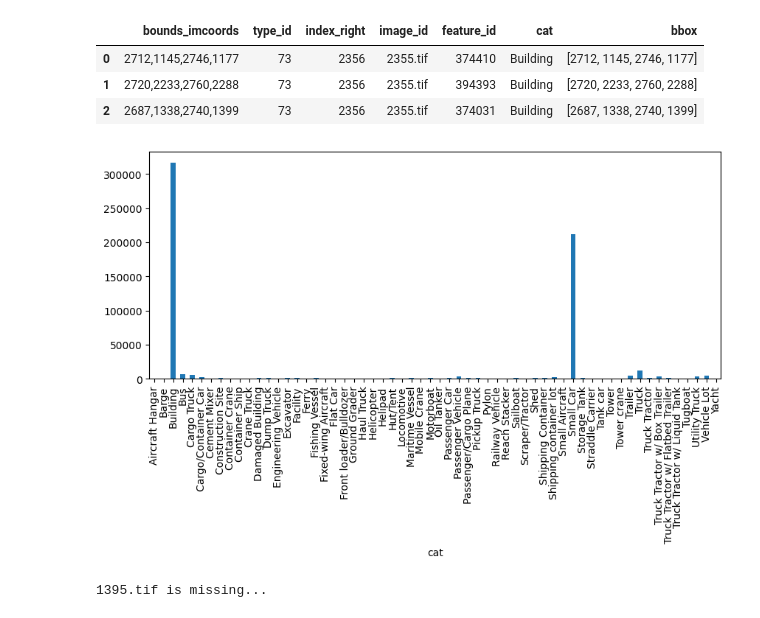
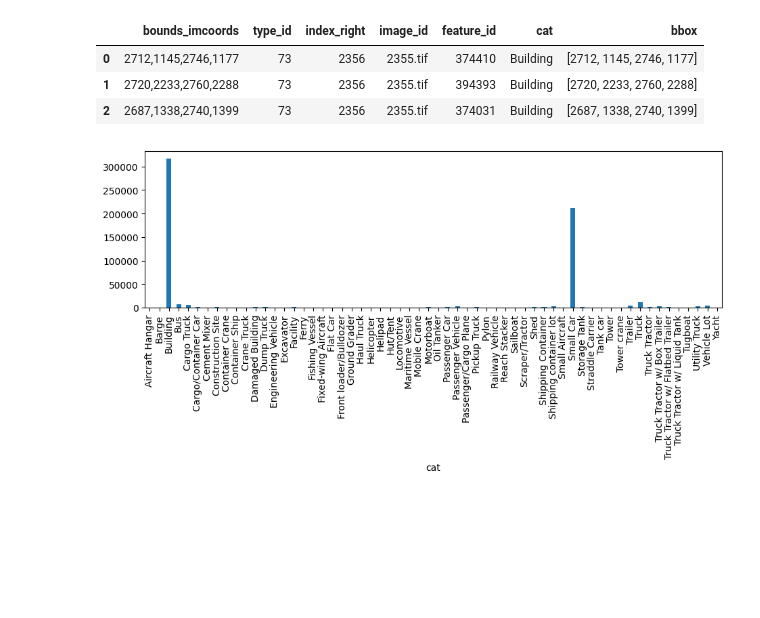
Before and after one commit to dpanas/clear-dear, a Jupyter notebook: notebooks/dp-0-data-explore-2-xView.ipynb, the cells around one changed output. Saved outputs shown, nothing was run; the diff lists cells and outputs as text; code cells hidden in the pictures; blank space fills up the shorter version.

Commit message:
WIP for data curation

```diff
--- a/notebooks/dp-0-data-explore-2-xView.ipynb
+++ b/notebooks/dp-0-data-explore-2-xView.ipynb
@@ -72,5 +52,5 @@ _**you can even add fancy markdown throughout to document things..?**_
 # %%
-label_di = sduti.from_json( label_file)
+label_di = sdut.from_json( label_file)
 for k,v in label_di.items():
     print(k,type(v))
 # %% [output]
@@ -121,21 +101,19 @@ df.head(3)
 | 1 | 2720,2233,2760,2288 | 73 | 2356 | 2355.tif | 394393 | Building | [2720, 2233, 2760, 2288] |
 | 2 | 2687,1338,2740,1399 | 73 | 2356 | 2355.tif | 374031 | Building | [2687, 1338, 2740, 1399] |
 # %%
-plt.subplots( figsize= (10,4))
+plt.subplots( figsize= (11,3))
 _ = df.groupby('cat').count()['type_id'].plot(kind='bar')
 # %% [output]
-[figure, old version]
+[figure, new version]
 # %%
 dfg = df.groupby('image_id').agg(
-    {'type_id': [ len, lambda x: len(set(x))]}
+    {
+        'type_id': [
+            len, lambda x: len(set(x)),
+            lambda x: len([y for y in x if y == 18]),
+            lambda x: len([y for y in x if y == 73])
+        ]
+    }
 ).droplevel(level=0,axis=1).rename(
-    columns= {'<lambda_0>': 'n_cats', 'len': 'n_labels'}
+    columns= {'<lambda_0>': 'n_cats', 'len': 'n_labels', '<lambda_1>':'n_cars', '<lambda_2>':'n_buildings'}
 )
-for item in dfg.index:
-    try:
-        image_ = sduti.to_numpy( sduti.load_image( f'{data_path}{item}'))
-        dfg.loc[ item, ['dims','mean','var']] = str(image_.shape), image_.mean(), image_.var()
-    except FileNotFoundError:
-        print( f'{item} is missing...')
-# %% [output]
-1395.tif is missing...
```
Also changed, not shown: parts of 23 cells of this notebook, 5 other files.
